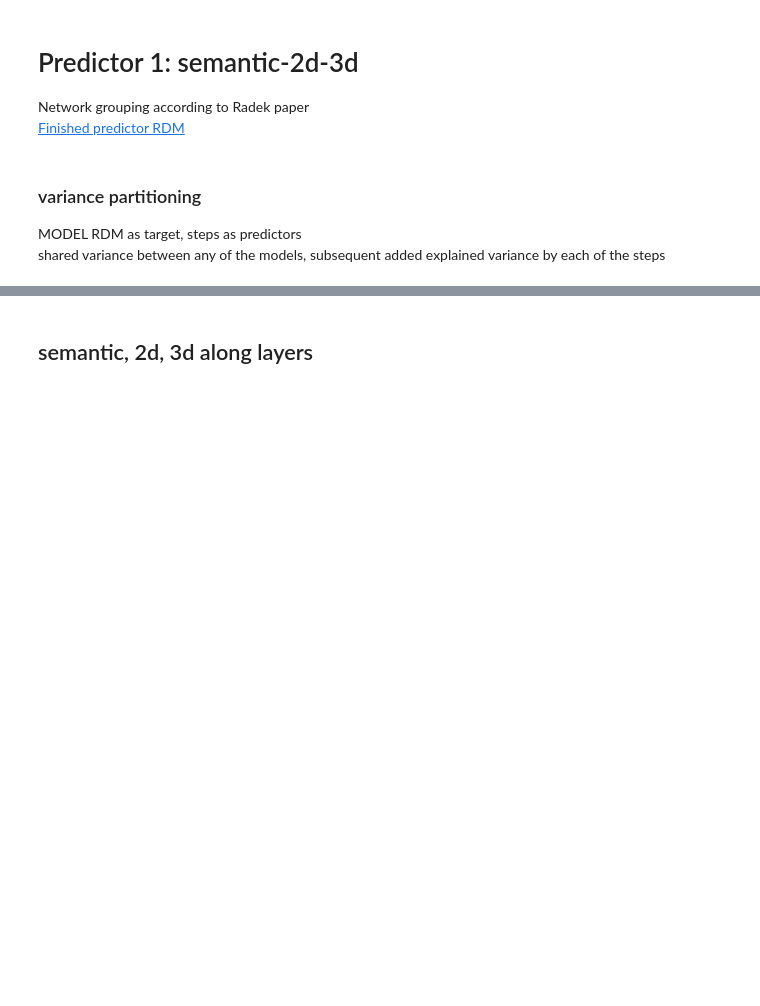
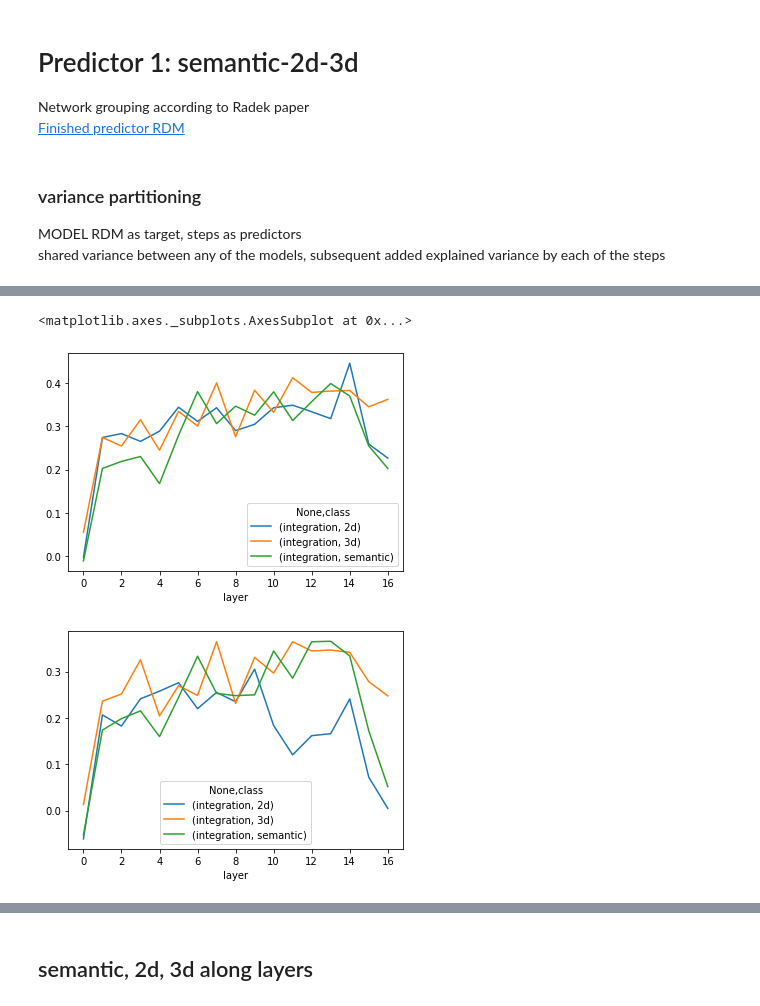
Before and after one commit to toniklenk/analysis-taskonomy, a Jupyter notebook: scripts/factors analysis.ipynb, the cells around one changed output, grey strips where cells are left out. Saved outputs shown, nothing was run; the diff lists cells and outputs as text; code cells hidden in the pictures; blank space fills up the shorter version.

```diff
--- a/scripts/factors analysis.ipynb
+++ b/scripts/factors analysis.ipynb
@@ -175,0 +228,22 @@ shared variance between any of the models, subsequent added explained variance b
+# %%
+# average beauty prediction (i.e. integration) for each image from each class
+# since the ib-correlation is the spearman correlation. Just do OLS variance partitioning for now an then talk to daniel about it.
+ibcorr_from_classmaxpool = (
+    dfi_m_best.groupby(["layer", "class"])
+    .aggregate(lambda i: pearsonr(-i, beauty_ratings["study1_places1_short.csv"])[0][0])
+    .unstack("class")
+)
+ibcorr_from_classmaxpool.plot()
+
+ibcorr_from_classavg = (
+    dfi_m.groupby(["class", "layer", "img"])
+    .mean()
+    .groupby(["layer", "class"])
+    .aggregate(lambda i: pearsonr(-i, beauty_ratings["study1_places1_short.csv"])[0][0])
+    .unstack("class")
+)
+ibcorr_from_classavg.plot()
+# %% [output]
+<matplotlib.axes._subplots.AxesSubplot at 0x...>
+[figure, added]
+[figure, added]
```
Also changed, not shown: parts of 50 cells of this notebook.
